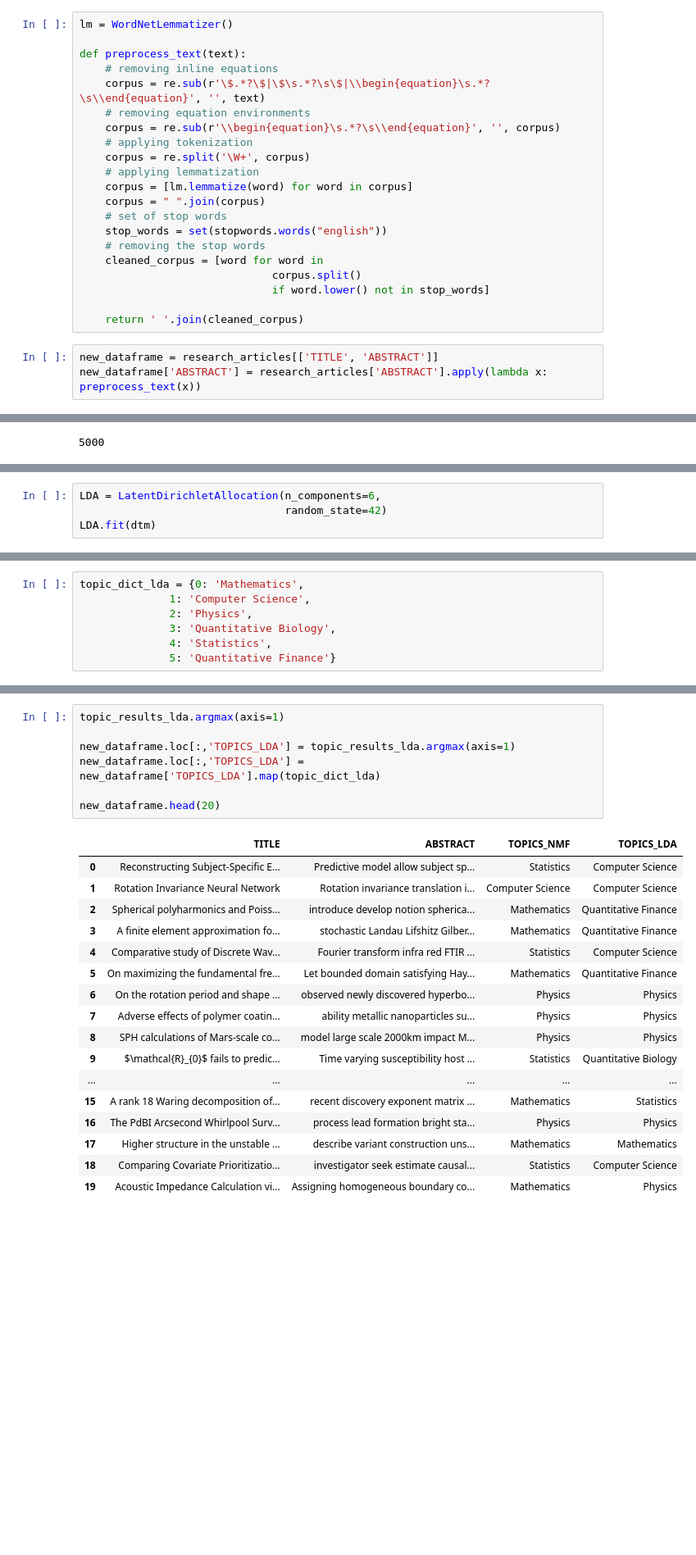
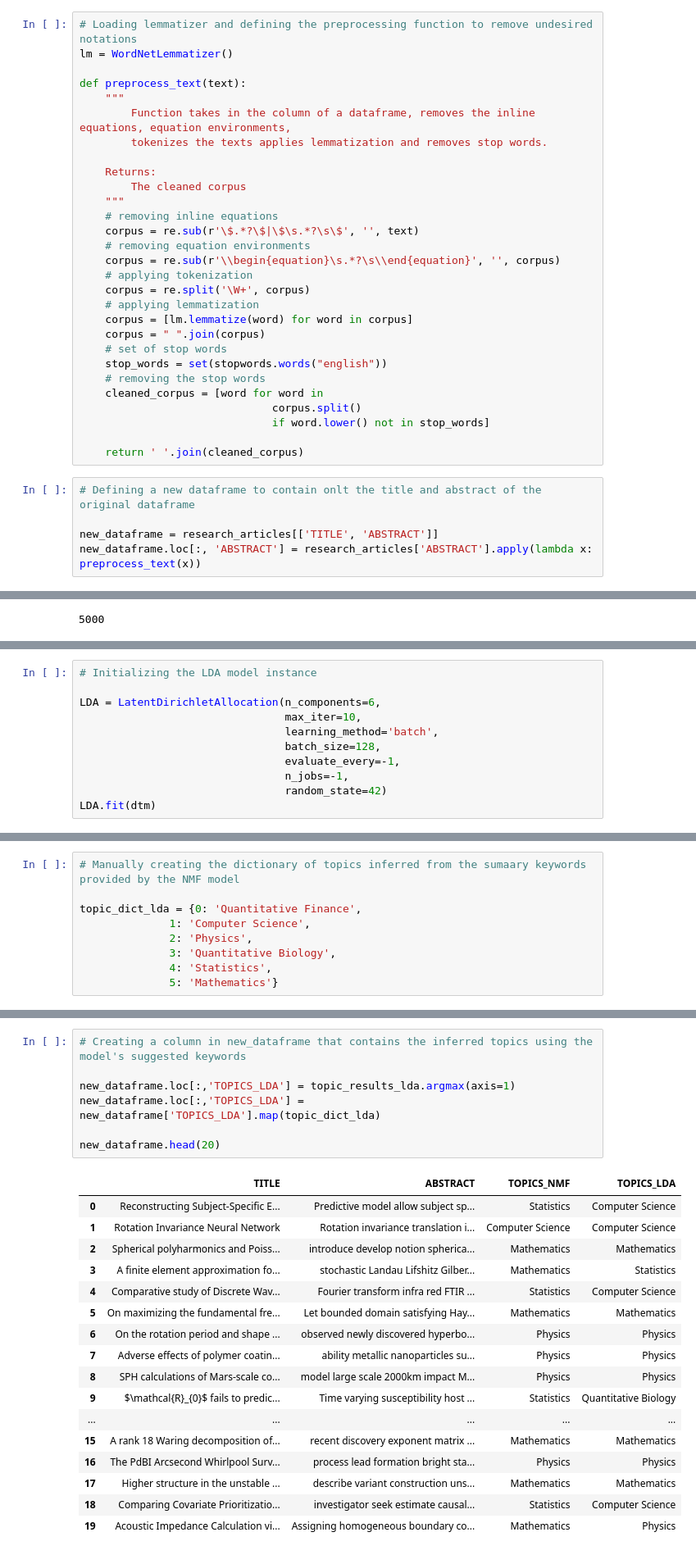
Before and after one commit to samuelsurulere/Topic-Modeling, a Jupyter notebook: topic_modeling.ipynb, the cells around one changed output, grey strips where cells are left out. Shown at 82% size. Drawn from its saved outputs; the diff is of its cells as text; blank space fills up the shorter version.

```diff
--- a/topic_modeling.ipynb
+++ b/topic_modeling.ipynb
@@ -41,9 +89,17 @@ $ of $ \phi_{\lambda_1(\Omega)} $.
 # %%
+# Loading lemmatizer and defining the preprocessing function to remove undesired notations
 lm = WordNetLemmatizer()
 
 def preprocess_text(text):
+    """
+        Function takes in the column of a dataframe, removes the inline equations, equation environments,
+        tokenizes the texts applies lemmatization and removes stop words.
+
+    Returns:
+        The cleaned corpus
+    """
     # removing inline equations
-    corpus = re.sub(r'\$.*?\$|\$\s.*?\s\$|\\begin{equation}\s.*?\s\\end{equation}', '', text)
+    corpus = re.sub(r'\$.*?\$|\$\s.*?\s\$', '', text)
     # removing equation environments
     corpus = re.sub(r'\\begin{equation}\s.*?\s\\end{equation}', '', corpus)
     # applying tokenization
@@ -60,5 +116,7 @@ def preprocess_text(text):
 
     return ' '.join(cleaned_corpus)
 # %%
+# Defining a new dataframe to contain onlt the title and abstract of the original dataframe
+
 new_dataframe = research_articles[['TITLE', 'ABSTRACT']]
-new_dataframe['ABSTRACT'] = research_articles['ABSTRACT'].apply(lambda x: preprocess_text(x))
+new_dataframe.loc[:, 'ABSTRACT'] = research_articles['ABSTRACT'].apply(lambda x: preprocess_text(x))
@@ -210,5 +300,12 @@ new_dataframe.head(10)
 # %%
+# Initializing the LDA model instance
+
 LDA = LatentDirichletAllocation(n_components=6,
+                                max_iter=10,
+                                learning_method='batch',
+                                batch_size=128,
+                                evaluate_every=-1,
+                                n_jobs=-1,
                                 random_state=42)
 LDA.fit(dtm)
 # %% [output]
@@ -240,7 +357,9 @@ plot_top_words(LDA, tfidf_features, top_n_words, 'Topics in LDA Model')
 # %%
-topic_dict_lda = {0: 'Mathematics',
+# Manually creating the dictionary of topics inferred from the sumaary keywords provided by the NMF model
+
+topic_dict_lda = {0: 'Quantitative Finance',
               1: 'Computer Science',
               2: 'Physics',
               3: 'Quantitative Biology',
               4: 'Statistics',
-              5: 'Quantitative Finance'}
+              5: 'Mathematics'}
@@ -264,24 +385,24 @@ array([[0.01738442, 0.91140025, 0.01875132, 0.01751321, 0.01746955,
 # %%
-topic_results_lda.argmax(axis=1)
+# Creating a column in new_dataframe that contains the inferred topics using the model's suggested keywords
 
 new_dataframe.loc[:,'TOPICS_LDA'] = topic_results_lda.argmax(axis=1)
 new_dataframe.loc[:,'TOPICS_LDA'] = new_dataframe['TOPICS_LDA'].map(topic_dict_lda)
 
 new_dataframe.head(20)
 # %% [output]
 |  | TITLE | ABSTRACT | TOPICS_NMF | TOPICS_LDA |
 | 0 | Reconstructing Subject-Specific E... | Predictive model allow subject sp... | Statistics | Computer Science |
 | 1 | Rotation Invariance Neural Network | Rotation invariance translation i... | Computer Science | Computer Science |
-| 2 | Spherical polyharmonics and Poiss... | introduce develop notion spherica... | Mathematics | Quantitative Finance |
-| 3 | A finite element approximation fo... | stochastic Landau Lifshitz Gilber... | Mathematics | Quantitative Finance |
+| 2 | Spherical polyharmonics and Poiss... | introduce develop notion spherica... | Mathematics | Mathematics |
+| 3 | A finite element approximation fo... | stochastic Landau Lifshitz Gilber... | Mathematics | Statistics |
 | 4 | Comparative study of Discrete Wav... | Fourier transform infra red FTIR ... | Statistics | Computer Science |
-| 5 | On maximizing the fundamental fre... | Let bounded domain satisfying Hay... | Mathematics | Quantitative Finance |
+| 5 | On maximizing the fundamental fre... | Let bounded domain satisfying Hay... | Mathematics | Mathematics |
 | 6 | On the rotation period and shape ... | observed newly discovered hyperbo... | Physics | Physics |
 | 7 | Adverse effects of polymer coatin... | ability metallic nanoparticles su... | Physics | Physics |
 | 8 | SPH calculations of Mars-scale co... | model large scale 2000km impact M... | Physics | Physics |
 | 9 | $\mathcal{R}_{0}$ fails to predic... | Time varying susceptibility host ... | Statistics | Quantitative Biology |
 | ... | ... | ... | ... | ... |
-| 15 | A rank 18 Waring decomposition of... | recent discovery exponent matrix ... | Mathematics | Statistics |
+| 15 | A rank 18 Waring decomposition of... | recent discovery exponent matrix ... | Mathematics | Mathematics |
 | 16 | The PdBI Arcsecond Whirlpool Surv... | process lead formation bright sta... | Physics | Physics |
 | 17 | Higher structure in the unstable ... | describe variant construction uns... | Mathematics | Mathematics |
 | 18 | Comparing Covariate Prioritizatio... | investigator seek estimate causal... | Statistics | Computer Science |
```
Also changed, not shown: parts of 55 cells of this notebook, 9 other files.
